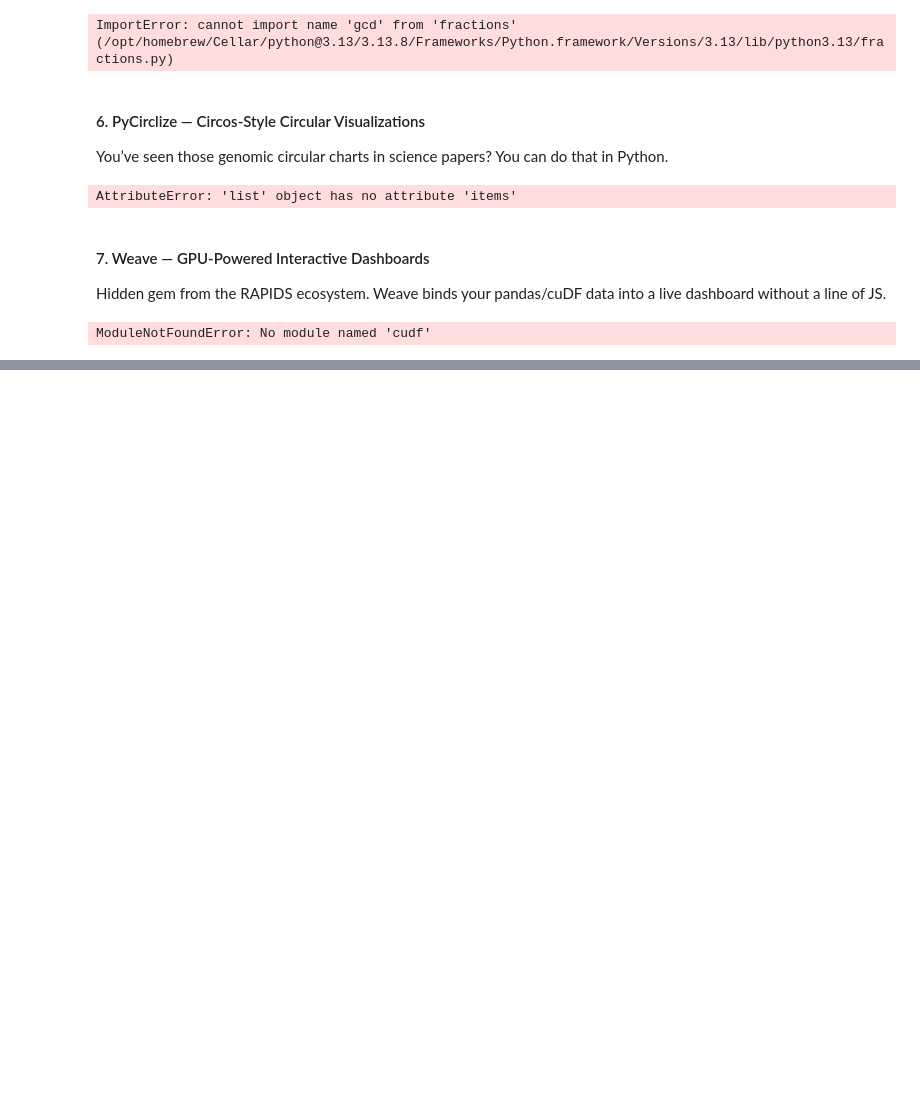
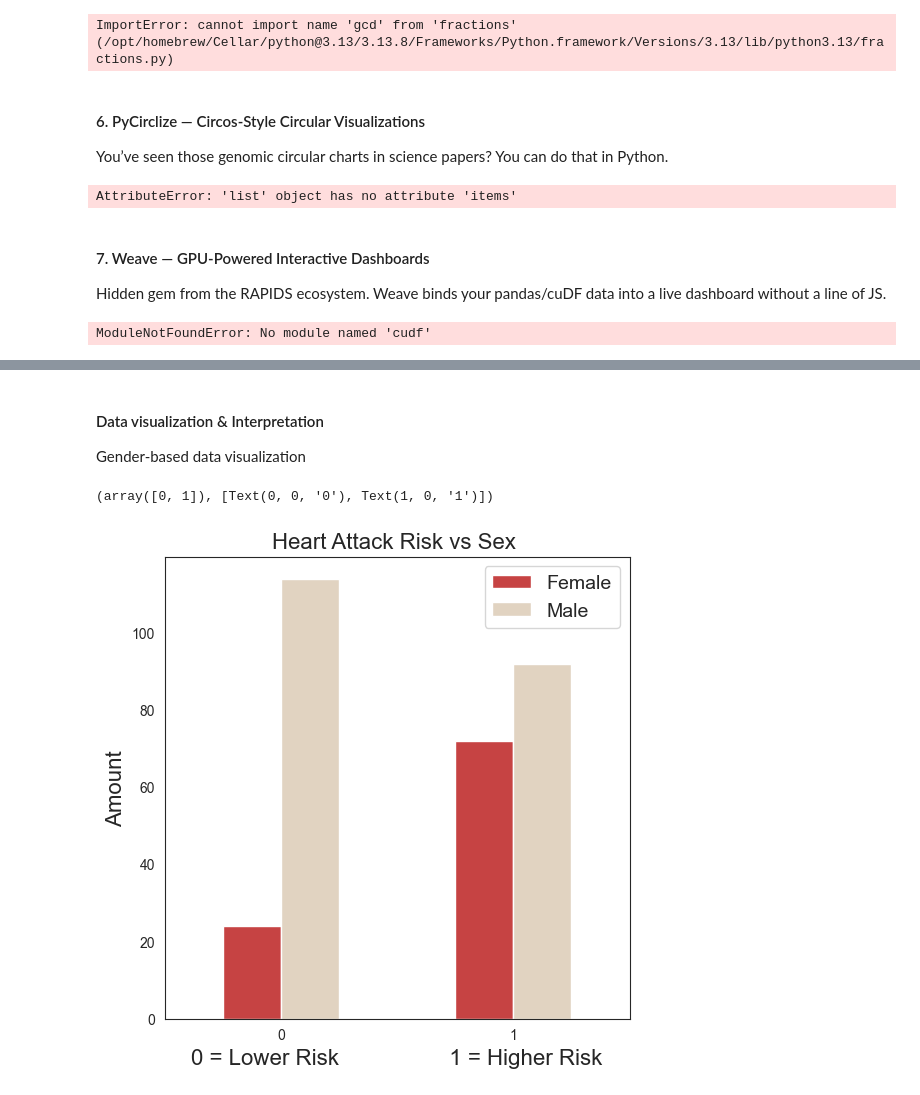
Before and after one commit to UlrikeDetective/R_themes, a Jupyter notebook: medium/visualisations/PythonVisualisationsLibaries.ipynb, the cells around one changed output, grey strips where cells are left out. Cells and saved outputs as stored; diff of their text form; code cells hidden in the pictures; blank space fills up the shorter version.

Commit message:
dataset heart II

```diff
--- a/medium/visualisations/PythonVisualisationsLibaries.ipynb
+++ b/medium/visualisations/PythonVisualisationsLibaries.ipynb
@@ -143,0 +146,4 @@ from plotly.subplots import make_subplots
+# %%
+heart = pd.read_csv('heart.csv')
+
+heart.head()
@@ -143,0 +183,3 @@ from plotly.subplots import make_subplots
+# %%
+# drop duplicated values
+heart.drop_duplicates(keep='first',inplace=True)
@@ -143,0 +207,20 @@ from plotly.subplots import make_subplots
+# %% [markdown]
+#### Data visualization & Interpretation
+Gender-based data visualization
+# %%
+# Compare Heart Attack vs Sex
+df = pd.crosstab(heart['target'],heart['sex'])
+sns.set_style("white")
+
+df.plot(kind="bar",
+        figsize=(6,6),
+        color=['#c64343', '#e1d3c1']);
+
+plt.title("Heart Attack Risk vs Sex ", fontsize=16)
+plt.xlabel("0 = Lower Risk                  1 = Higher Risk", fontsize=16)
+plt.ylabel("Amount", fontsize=16)
+plt.legend(["Female","Male"], fontsize=14)
+plt.xticks(rotation=0)
+# %% [output]
+(array([0, 1]), [Text(0, 0, '0'), Text(1, 0, '1')])
+[figure, added]
```
Also changed, not shown: parts of 19 cells of this notebook.
